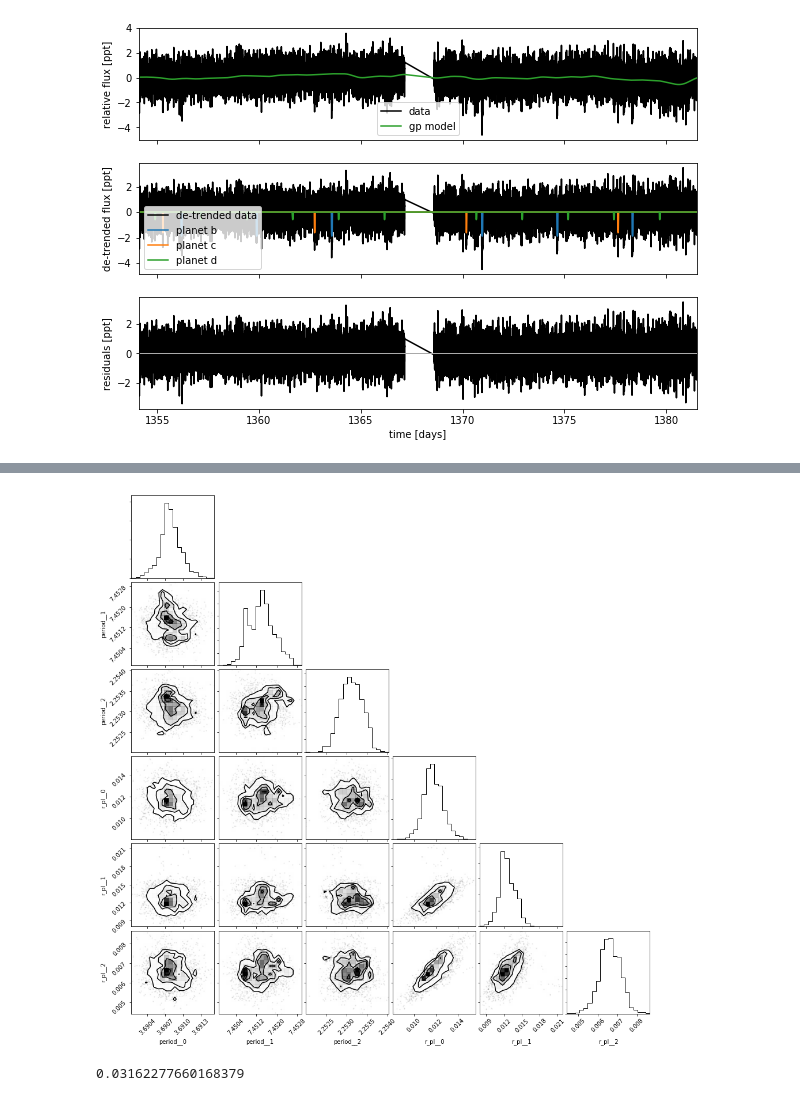
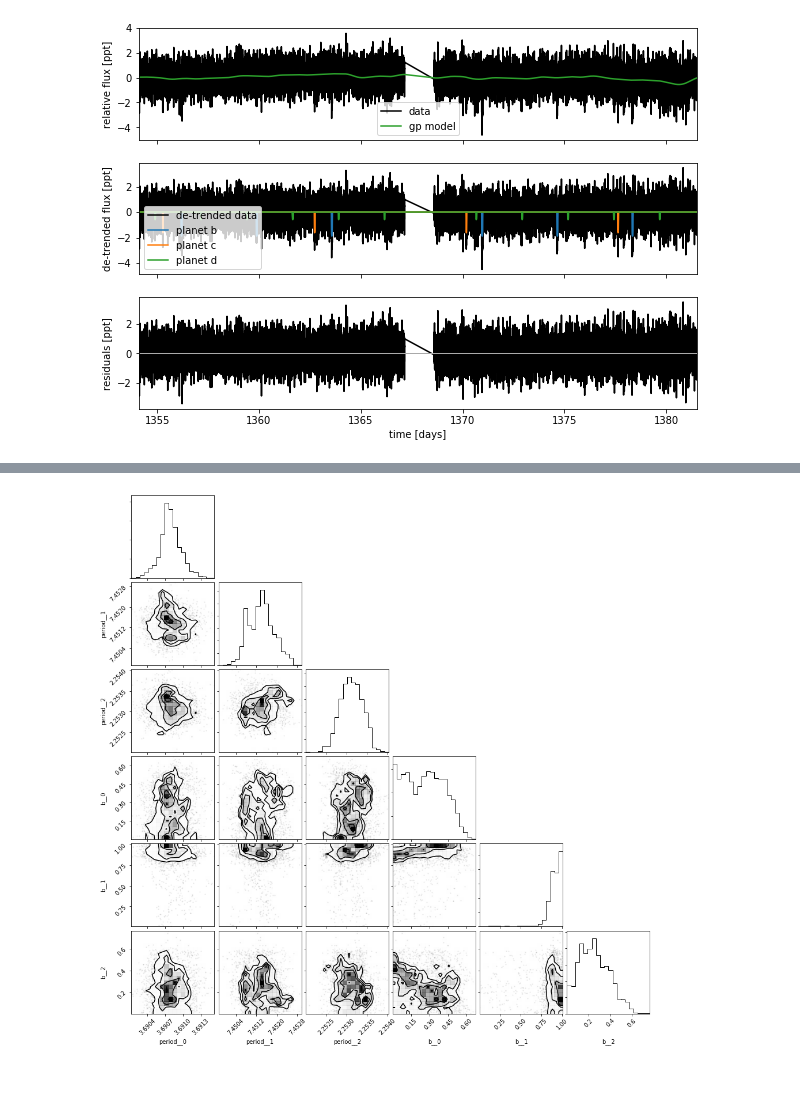
Before and after one commit to mrtommyb/l98-59-transitmodel, a Jupyter notebook: code/exoplanet-test.ipynb, the cells around one changed output, grey strips where cells are left out. Cells and saved outputs as stored; diff of their text form; code cells hidden in the pictures.

```diff
--- a/code/exoplanet-test.ipynb
+++ b/code/exoplanet-test.ipynb
@@ -304,10 +327,10 @@ plot_light_curve(map_soln0);
 # %% [output]
 [figure]
 # %%
-mod = map_soln0["gp_pred"] + map_soln0["mean"] + np.sum(map_soln0["light_curves"], axis=-1)
+mod = map_soln0["gp_pred"] + map_soln0["mean"] + map_soln0["light_curve"]
 resid = y - mod
 rms = np.sqrt(np.median(resid**2))
-mask = np.abs(resid) < 4 * rms
+mask = np.abs(resid) < 5 * rms
 
 plt.figure(figsize=(10, 5))
 plt.plot(x, resid, "k", label="data")
@@ -322,3 +345,4 @@ plt.xlim(x.min(), x.max());
 # %%
+map_soln0.pop('light_curve')
 model, map_soln = build_model(mask, map_soln0)
-plot_light_curve(map_soln, mask);
+# # plot_light_curve(map_soln, mask);
@@ -327,8 +349,8 @@ plot_light_curve(map_soln, mask);
 # %%
 np.random.seed(42)
-sampler = xo.PyMC3Sampler()#window=100, start=500, finish=200)
+sampler = xo.PyMC3Sampler(window=100, start=500, finish=200)
 with model:
-    burnin = sampler.tune(tune=3000, start=map_soln, step_kwargs=dict(target_accept=0.9), cores=6)
+    burnin = sampler.tune(tune=10000, start=map_soln, step_kwargs=dict(target_accept=0.9), cores=6)
 # %%
 with model:
-    trace = sampler.sample(draws=2000, cores=1)
+    trace = sampler.sample(draws=2000)
@@ -366,11 +362,7 @@ pm.summary(trace, varnames=["logw0", "logS0", "logs2", "omega",
 # %%
 import corner
-varnames = ["period", "r_pl"]
+varnames = ["period", "b"]
 samples = pm.trace_to_dataframe(trace, varnames=varnames)
 corner.corner(samples);
 # %% [output]
-[figure, old version]
+[figure, new version]
-# %%
-np.sqrt(1.E-3)
-# %% [output]
-0.03162277660168379
```
Also changed, not shown: parts of 20 cells of this notebook, 4 other files.
